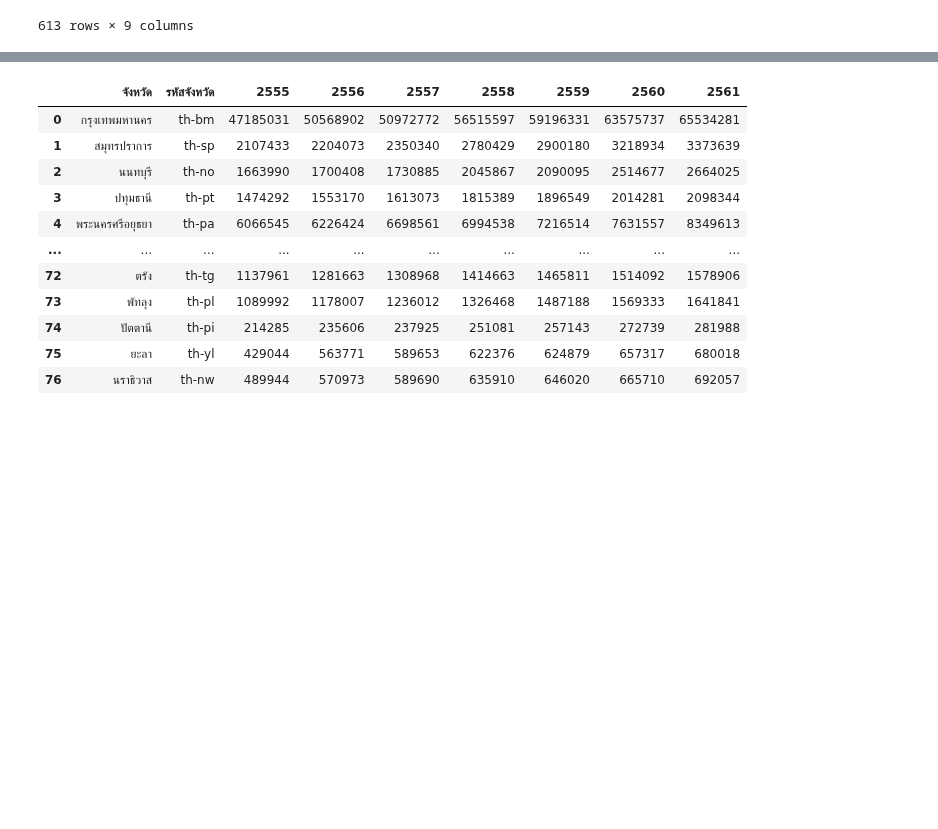
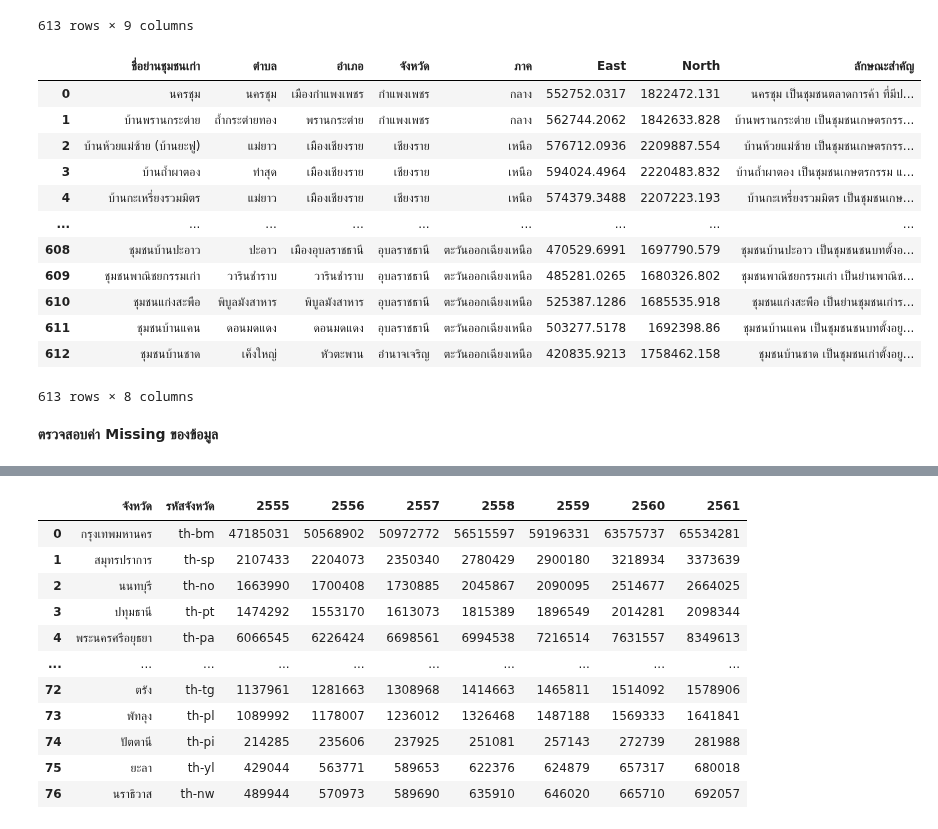
Before and after one commit to nichakornchaisuwan/DWDM21, a Jupyter notebook: Project1.ipynb, the cells around one changed output, grey strips where cells are left out. Cells and saved outputs as stored; diff of their text form; code cells hidden in the pictures; blank space fills up the shorter version.

```diff
--- a/Project1.ipynb
+++ b/Project1.ipynb
@@ -39,3 +41,22 @@ data_1
 | 611 | 612 | ชุมชนบ้านแคน | ดอนมดแดง | ดอนมดแดง | อุบลราชธานี | ตะวันออกเฉียงเหนือ | 503277.5178 | 1692398.86 | ชุมชนบ้านแคน เป็นชุมชนชนบทตั้งอยู... |
 | 612 | 613 | ชุมชนบ้านชาด | เค็งใหญ่ | หัวตะพาน | อำนาจเจริญ | ตะวันออกเฉียงเหนือ | 420835.9213 | 1758462.158 | ชุมชนบ้านชาด เป็นชุมชนเก่าตั้งอยู... |
 613 rows × 9 columns
+# %%
+data_city = data_1[['ชื่อย่านชุมชนเก่า','ตำบล','อำเภอ','จังหวัด','ภาค','East','North','ลักษณะสำคัญ']] # ย่านชุมชนเก่า
+data_city
+# %% [output]
+|  | ชื่อย่านชุมชนเก่า | ตำบล | อำเภอ | จังหวัด | ภาค | East | North | ลักษณะสำคัญ |
+| 0 | นครชุม | นครชุม | เมืองกำแพงเพชร | กำแพงเพชร | กลาง | 552752.0317 | 1822472.131 | นครชุม เป็นชุมชนตลาดการค้า ที่มีป... |
+| 1 | บ้านพรานกระต่าย | ถ้ำกระต่ายทอง | พรานกระต่าย | กำแพงเพชร | กลาง | 562744.2062 | 1842633.828 | บ้านพรานกระต่าย เป็นชุมชนเกษตรกรร... |
+| 2 | บ้านห้วยแม่ซ้าย (บ้านยะฟู) | แม่ยาว | เมืองเชียงราย | เชียงราย | เหนือ | 576712.0936 | 2209887.554 | บ้านห้วยแม่ซ้าย เป็นชุมชนเกษตรกรร... |
+| 3 | บ้านถ้ำผาตอง | ท่าสุด | เมืองเชียงราย | เชียงราย | เหนือ | 594024.4964 | 2220483.832 | บ้านถ้ำผาตอง เป็นชุมชนเกษตรกรรม แ... |
+| 4 | บ้านกะเหรี่ยงรวมมิตร | แม่ยาว | เมืองเชียงราย | เชียงราย | เหนือ | 574379.3488 | 2207223.193 | บ้านกะเหรี่ยงรวมมิตร เป็นชุมชนเกษ... |
+| ... | ... | ... | ... | ... | ... | ... | ... | ... |
+| 608 | ชุมชนบ้านปะอาว | ปะอาว | เมืองอุบลราชธานี | อุบลราชธานี | ตะวันออกเฉียงเหนือ | 470529.6991 | 1697790.579 | ชุมชนบ้านปะอาว เป็นชุมชนชนบทตั้งอ... |
+| 609 | ชุมชนพาณิชยกรรมเก่า | วารินชำราบ | วารินชำราบ | อุบลราชธานี | ตะวันออกเฉียงเหนือ | 485281.0265 | 1680326.802 | ชุมชนพาณิชยกรรมเก่า เป็นย่านพาณิช... |
+| 610 | ชุมชนแก่งสะพือ | พิบูลมังสาหาร | พิบูลมังสาหาร | อุบลราชธานี | ตะวันออกเฉียงเหนือ | 525387.1286 | 1685535.918 | ชุมชนแก่งสะพือ เป็นย่านชุมชนเก่าร... |
+| 611 | ชุมชนบ้านแคน | ดอนมดแดง | ดอนมดแดง | อุบลราชธานี | ตะวันออกเฉียงเหนือ | 503277.5178 | 1692398.86 | ชุมชนบ้านแคน เป็นชุมชนชนบทตั้งอยู... |
+| 612 | ชุมชนบ้านชาด | เค็งใหญ่ | หัวตะพาน | อำนาจเจริญ | ตะวันออกเฉียงเหนือ | 420835.9213 | 1758462.158 | ชุมชนบ้านชาด เป็นชุมชนเก่าตั้งอยู... |
+613 rows × 8 columns
+# %% [markdown]
+**ตรวจสอบค่า Missing ของข้อมูล**
```
Also changed, not shown: parts of 39 cells of this notebook.
